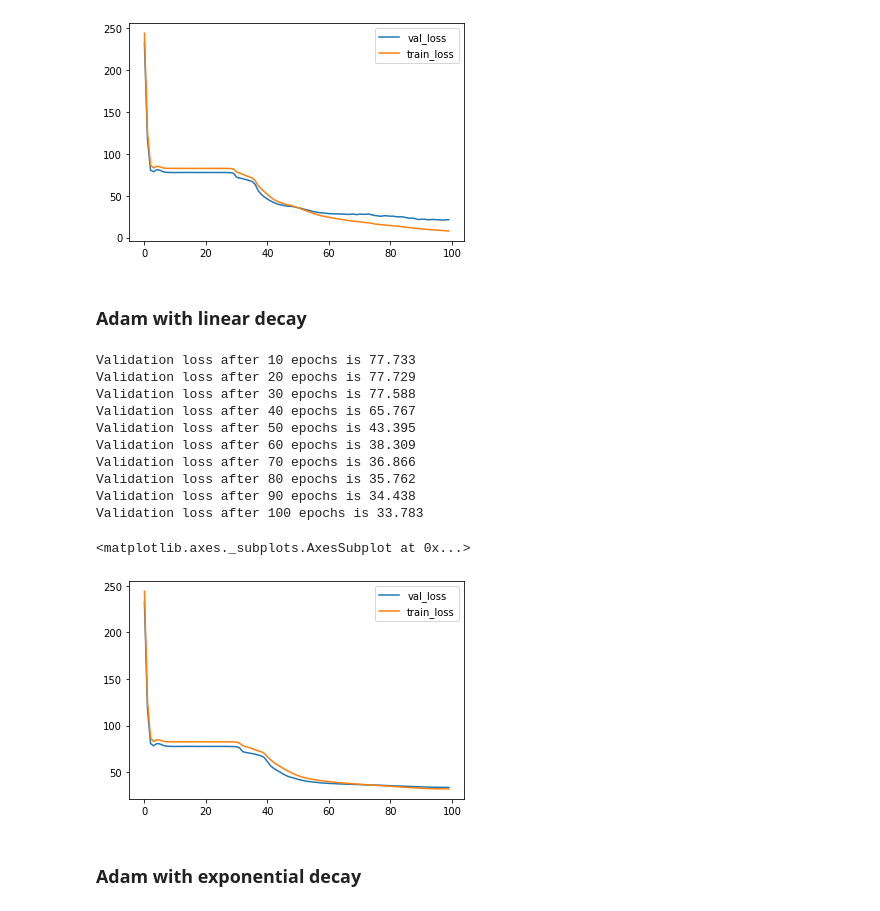
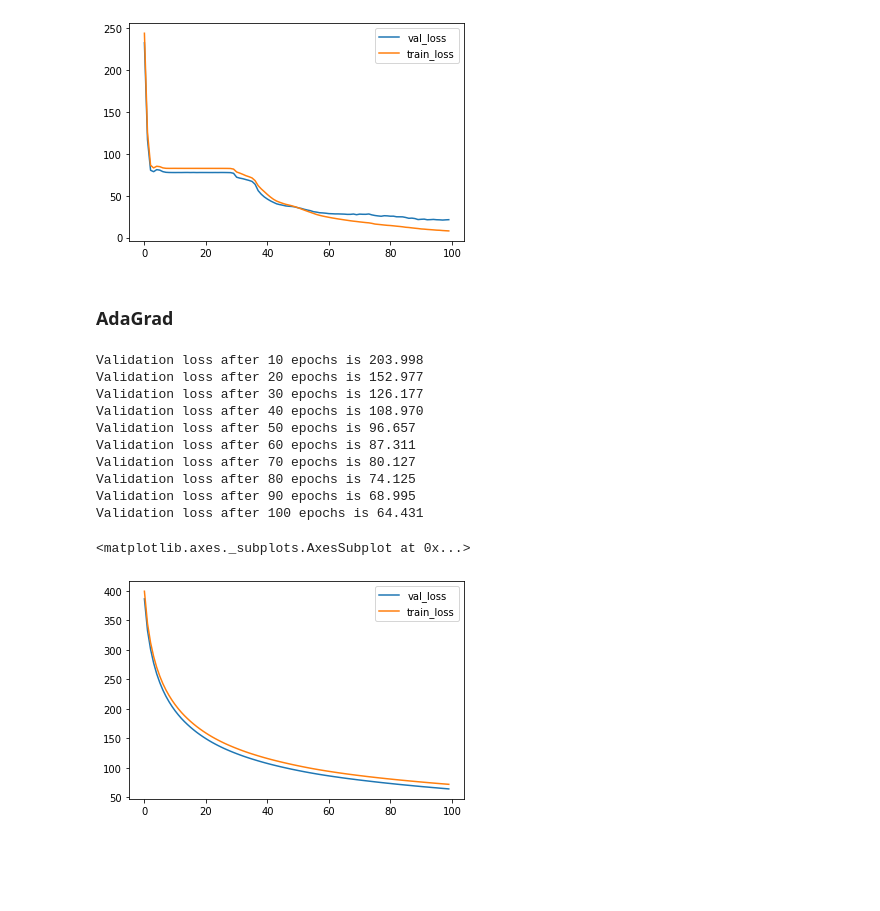
Before and after one commit to SteffenHaeussler/deep_learning_fundamentals, a Jupyter notebook: optimizers.ipynb, the cells around one changed output. Cells and saved outputs as stored; diff of their text form; code cells hidden in the pictures; blank space fills up the shorter version.

```diff
--- a/optimizers.ipynb
+++ b/optimizers.ipynb
@@ -321,14 +356,13 @@ class Adam(Optimizer):
 
     def __init__(self, lr: float = 0.01,
                  final_lr: float = 0,
-                 decay_type: str = None,
                  beta_1=0.9,
                  beta_2=0.999) -> None:
 
-        super().__init__(lr, final_lr, decay_type)
+        super().__init__(lr, final_lr)
 
-        self.beta_1 = self.beta_1
-        self.beta_2 = self.beta_2
+        self.beta_1 = beta_1
+        self.beta_2 = beta_2
         self.eps = 1e-7
 
     def step(self) -> None:
@@ -354,10 +388,10 @@ class Adam(Optimizer):
             kwargs['m'] += (1 - self.beta_1) * kwargs['grad']
             kwargs['v'] += (1 - self.beta_2) * np.power(kwargs['grad'],2)
 
-            m_hat = np.divide(kwargs['m'], (1 - self.beta_1))
-            v_hat = np.divide(kwargs['v'], (1 - self.beta_2))
+            kwargs['m'] = np.divide(kwargs['m'], (1 - self.beta_1))
+            kwargs['v'] = np.divide(kwargs['v'], (1 - self.beta_2))
 
-            kwargs['param'] -= self.lr * np.divide(m_hat, np.sqrt(self.eps + v_hat))
+            kwargs['param'] -= self.lr * np.divide(kwargs['m'], np.sqrt(self.eps + kwargs['v']))
 # %% [markdown]
 The implementation of the different Optimizers can still be extended with AdaGrad, RMSProp and much more. More interestingly is, that the implementation itself, was "surprisingly simple" with the current class structure.
 
@@ -601,7 +635,7 @@ Validation loss after 100 epochs is 25.747
 # %%
-adam_simple = Trainer(neural_network_2, Adam(lr=0.05, beta_1=0.9, beta_2=0.999))
+adam = Trainer(neural_network_2, Adam(lr=0.05, beta_1=0.9, beta_2=0.999))
 
-adam_simple.fit(X_train, y_train, X_val, y_val,
+adam.fit(X_train, y_train, X_val, y_val,
        epochs = 100,
        eval_every = 10,
        record_history = True,
@@ -622,31 +656,29 @@ Validation loss after 100 epochs is 21.387
 # %% [output]
 <matplotlib.axes._subplots.AxesSubplot at 0x...>
 [figure]
-# %% [markdown]
-### Adam with linear decay
+# %% [markdown]
+### AdaGrad
 # %%
-adam_linear = Trainer(neural_network_2, Adam(lr=0.05, final_lr = 0.001, decay_type='linear', beta_1=0.9, beta_2=0.999))
+adagrad = Trainer(neural_network_2, AdaGrad(lr=0.05))
 
-adam_linear.fit(X_train, y_train, X_val, y_val,
+adagrad.fit(X_train, y_train, X_val, y_val,
        epochs = 100,
        eval_every = 10,
        record_history = True,
        seed=1);
 # %% [output]
-Validation loss after 10 epochs is 77.733
-Validation loss after 20 epochs is 77.729
-Validation loss after 30 epochs is 77.588
-Validation loss after 40 epochs is 65.767
-Validation loss after 50 epochs is 43.395
-Validation loss after 60 epochs is 38.309
-Validation loss after 70 epochs is 36.866
-Validation loss after 80 epochs is 35.762
-Validation loss after 90 epochs is 34.438
-Validation loss after 100 epochs is 33.783
+Validation loss after 10 epochs is 203.998
+Validation loss after 20 epochs is 152.977
+Validation loss after 30 epochs is 126.177
+Validation loss after 40 epochs is 108.970
+Validation loss after 50 epochs is 96.657
+Validation loss after 60 epochs is 87.311
+Validation loss after 70 epochs is 80.127
+Validation loss after 80 epochs is 74.125
+Validation loss after 90 epochs is 68.995
+Validation loss after 100 epochs is 64.431
 # %%
- pd.DataFrame(adam_linear.history).plot()
+ pd.DataFrame(adagrad.history).plot()
 # %% [output]
 <matplotlib.axes._subplots.AxesSubplot at 0x...>
-[figure, old version]
+[figure, new version]
-# %% [markdown]
-### Adam with exponential decay
```
Also changed, not shown: parts of 8 cells of this notebook.
